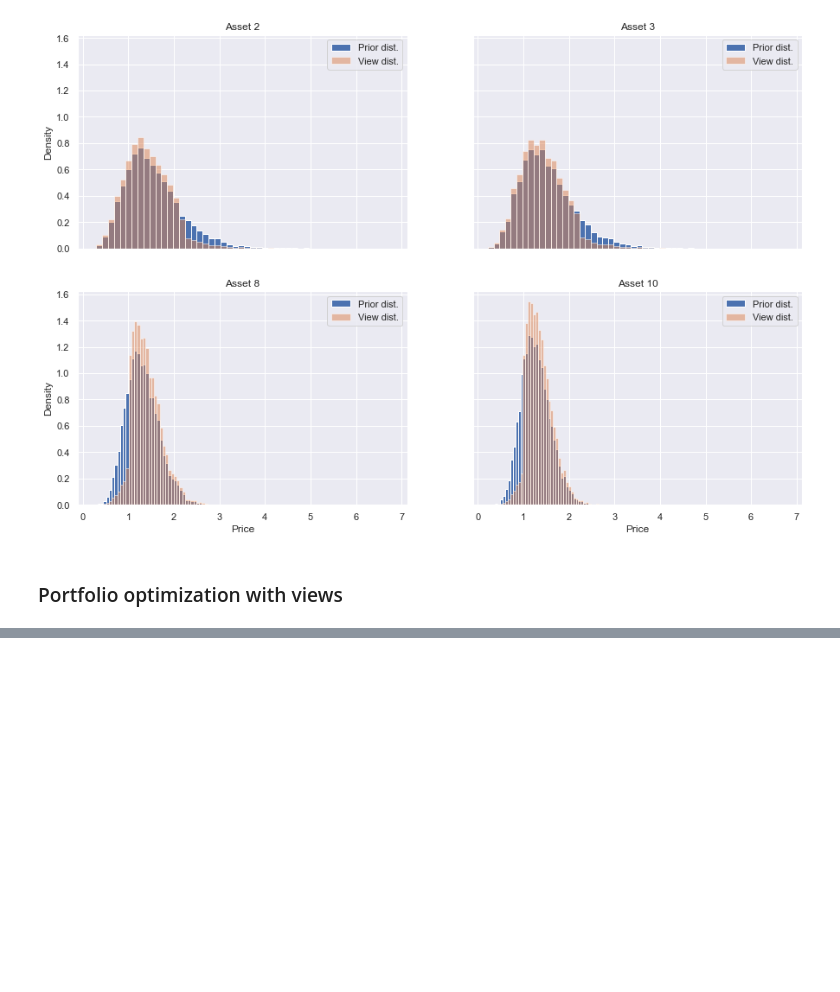
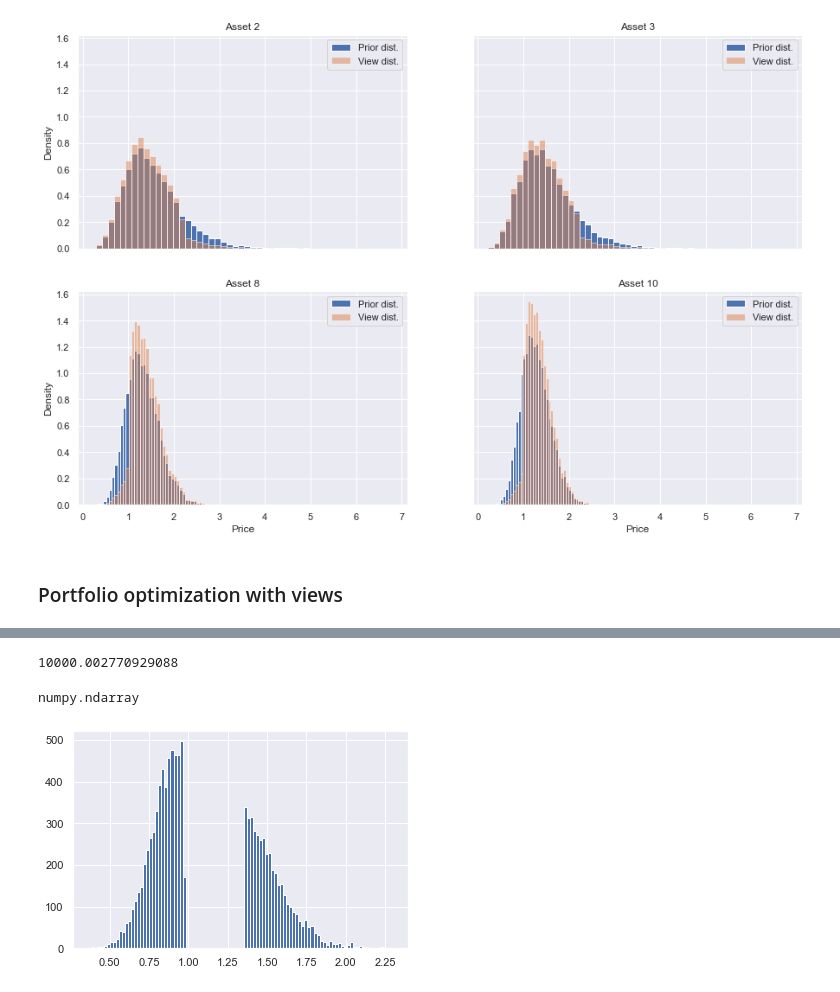
Before and after one commit to frgy17ac/Exammmmm, a Jupyter notebook: Solutions/Solution to Optimizing portfolios.ipynb, the cells around one changed output, grey strips where cells are left out. Drawn from its saved outputs; the diff is of its cells as text; code cells hidden in the pictures; blank space fills up the shorter version.

```diff
--- a/Solutions/Solution to Optimizing portfolios.ipynb
+++ b/Solutions/Solution to Optimizing portfolios.ipynb
@@ -820,0 +789,13 @@ TypeError: Cannot cast array data from dtype('float64') to dtype('int64') accord
+# %%
+(p_tilde_oney[2] * 10000).sum()
+# %% [output]
+10000.002770929088
+# %%
+type(np.array(asset[2].iloc[1, :]))
+# %% [output]
+numpy.ndarray
+# %%
+plt.hist(np.array(asset[2].iloc[1, :]) * (p_tilde_oney[2] * 10000), bins = 100)
+plt.show()
+# %% [output]
+[figure, added]
```
Also changed, not shown: parts of 19 cells of this notebook.
